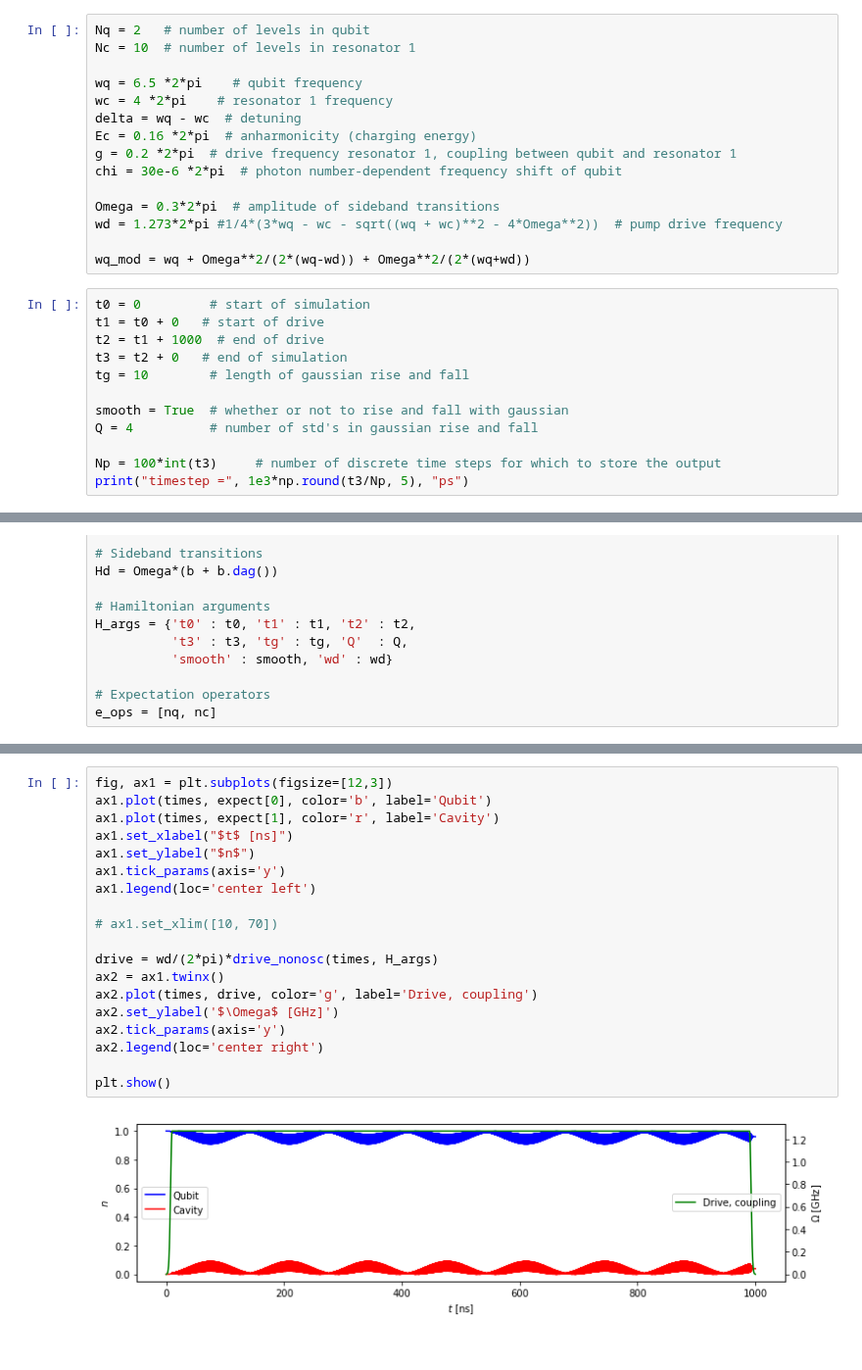
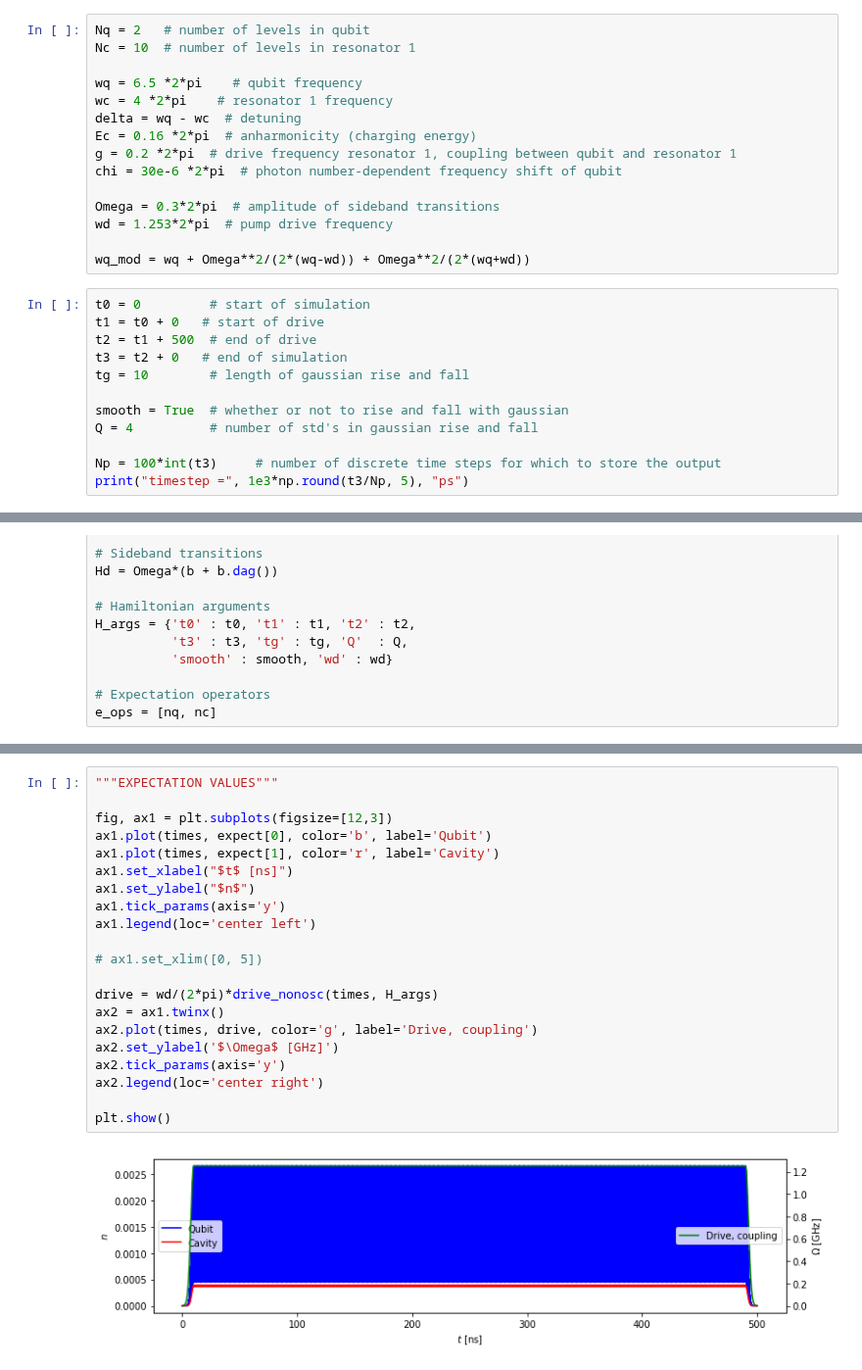
Before and after one commit to wouterkesselsap/thesis, a Jupyter notebook: 2p_sideband.ipynb, the cells around one changed output, grey strips where cells are left out. Shown at 98% size. Saved outputs shown, nothing was run; the diff lists cells and outputs as text.

```diff
--- a/2p_sideband.ipynb
+++ b/2p_sideband.ipynb
@@ -50,13 +46,13 @@ g = 0.2 *2*pi  # drive frequency resonator 1, coupling between qubit and resonat
 chi = 30e-6 *2*pi  # photon number-dependent frequency shift of qubit
 
 Omega = 0.3*2*pi  # amplitude of sideband transitions
-wd = 1.273*2*pi #1/4*(3*wq - wc - sqrt((wq + wc)**2 - 4*Omega**2))  # pump drive frequency
+wd = 1.253*2*pi  # pump drive frequency
 
 wq_mod = wq + Omega**2/(2*(wq-wd)) + Omega**2/(2*(wq+wd))
 # %%
 t0 = 0         # start of simulation
 t1 = t0 + 0   # start of drive
-t2 = t1 + 1000  # end of drive
+t2 = t1 + 500  # end of drive
 t3 = t2 + 0   # end of simulation
 tg = 10        # length of gaussian rise and fall
 
@@ -178,21 +188,23 @@ del edata
 # %%
+"""EXPECTATION VALUES"""
+
 fig, ax1 = plt.subplots(figsize=[12,3])
 ax1.plot(times, expect[0], color='b', label='Qubit')
 ax1.plot(times, expect[1], color='r', label='Cavity')
 ax1.set_xlabel("$t$ [ns]")
 ax1.set_ylabel("$n$")
 ax1.tick_params(axis='y')
 ax1.legend(loc='center left')
 
-# ax1.set_xlim([10, 70])
+# ax1.set_xlim([0, 5])
 
 drive = wd/(2*pi)*drive_nonosc(times, H_args)
 ax2 = ax1.twinx()
 ax2.plot(times, drive, color='g', label='Drive, coupling')
 ax2.set_ylabel('$\Omega$ [GHz]')
 ax2.tick_params(axis='y')
 ax2.legend(loc='center right')
 
 plt.show()
 # %% [output]
-[figure, old version]
+[figure, new version]
```
Also changed, not shown: parts of 10 cells of this notebook, 1 other file.
